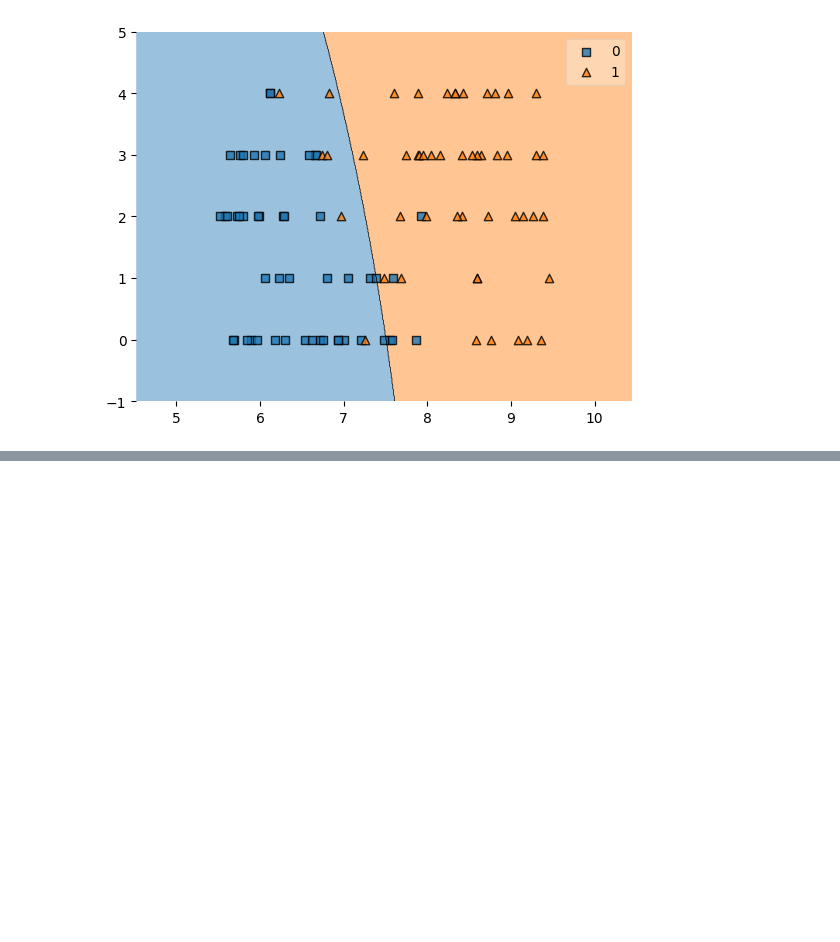
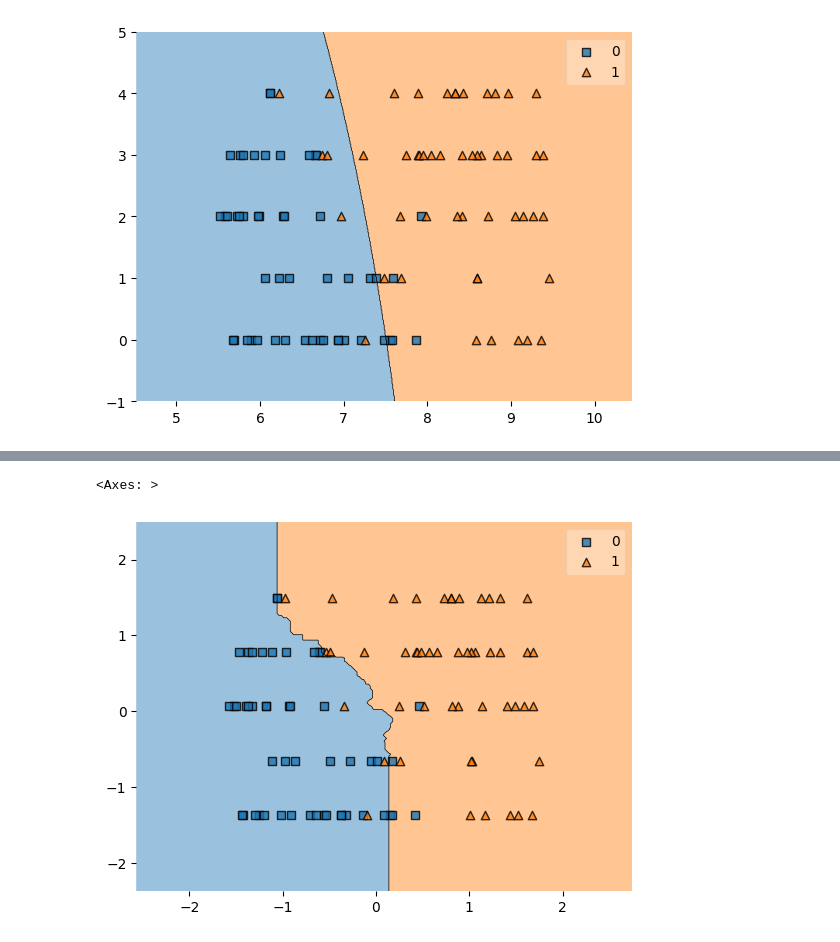
Before and after one commit to Jenil020/python, a Jupyter notebook: classification_model.ipynb, the cells around one changed output, grey strips where cells are left out. Saved outputs shown, nothing was run; the diff lists cells and outputs as text; code cells hidden in the pictures; blank space fills up the shorter version.

```diff
--- a/classification_model.ipynb
+++ b/classification_model.ipynb
@@ -198,0 +235,5 @@ plot_decision_regions(x.to_numpy(), y.to_numpy(), clf=nb)
+# %%
+for i in range(1,20):
+  dt = DecisionTreeClassifier(criterion="entropy",max_depth=i)
+  dt.fit(x_train , y_train)
+  print(i , dt.score(x_test,y_test)*100)
@@ -198,0 +277,31 @@ plot_decision_regions(x.to_numpy(), y.to_numpy(), clf=nb)
+# %%
+# KNN (K nearest neighbour)
+#used for both classification as well regression
+#manhatten distance : l = |x2-x1|+|y2-y1| euclidean dis = l = V(x2-x1)*2 + (y2-y1)*2)
+
+x = df[["CGPA" , "Experience"]]
+y= df["Placed"]
+
+# scalling input data only if needed
+from sklearn.preprocessing import StandardScaler
+sc = StandardScaler()
+x = sc.fit_transform(x)
+
+from sklearn.model_selection import train_test_split
+from sklearn.neighbors import KNeighborsClassifier
+
+x_train,x_test,y_train,y_test = train_test_split(x,y,test_size=0.2)
+kn = KNeighborsClassifier(n_neighbors=5 , p=1) #p=1 it means manhatten distance for find distance by default euclidean dist. consider
+kn.fit(x_train , y_train)
+kn.score(x_test,y_test)*100
+
+for i in range(1,50):
+  kn = KNeighborsClassifier(n_neighbors=i , p=1)
+  kn.fit(x_train , y_train)
+
+kn.predict([[6.10,0]])
+
+plot_decision_regions(x, y.to_numpy(), clf=kn)
+# %% [output]
+<Axes: >
+[figure, added]
```
Also changed, not shown: parts of 8 cells of this notebook.
